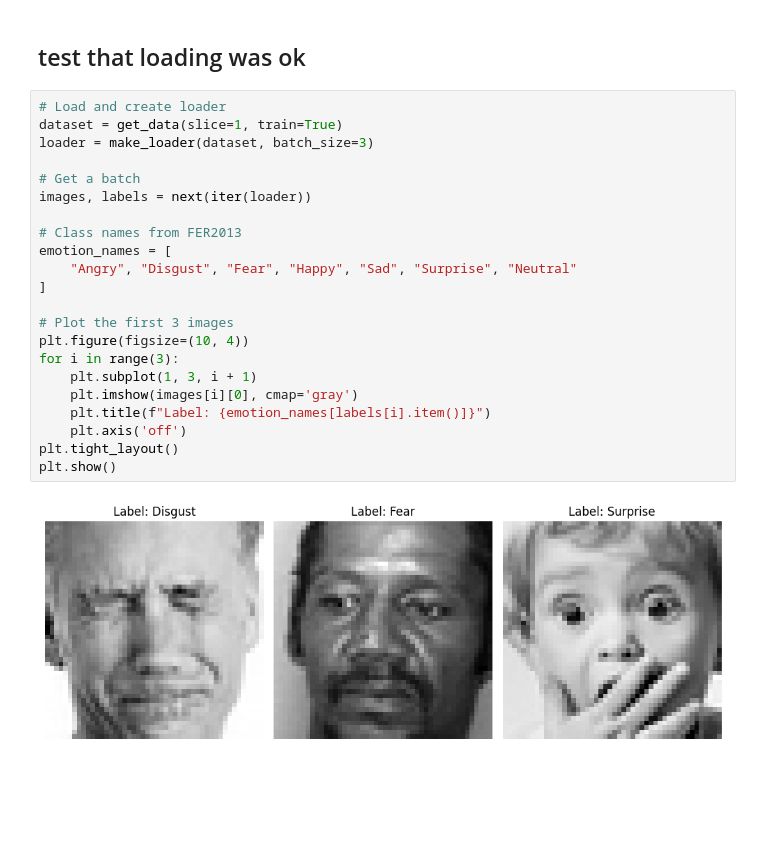
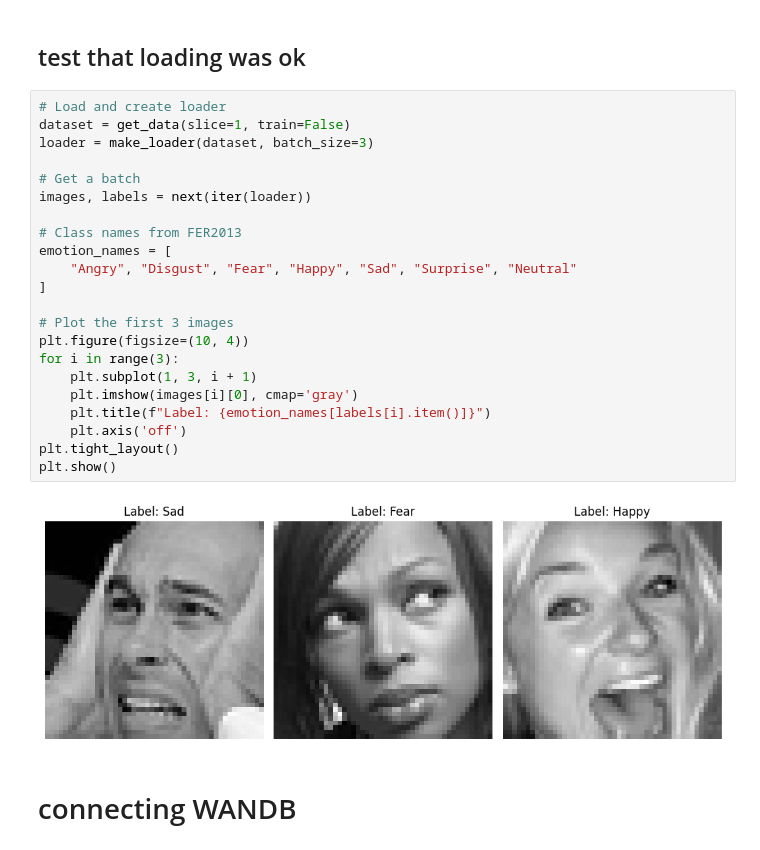
Before and after one commit to arazm21/ML-homework_4, a Jupyter notebook: expression_notebook_first.ipynb, the cells around one changed output. Saved outputs shown, nothing was run; the diff lists cells and outputs as text; blank space fills up the shorter version.

```diff
--- a/expression_notebook_first.ipynb
+++ b/expression_notebook_first.ipynb
@@ -92,25 +123,27 @@ def make_loader(dataset, batch_size):
 ## test that loading was ok
 # %%
 # Load and create loader
-dataset = get_data(slice=1, train=True)
+dataset = get_data(slice=1, train=False)
 loader = make_loader(dataset, batch_size=3)
 
 # Get a batch
 images, labels = next(iter(loader))
 
 # Class names from FER2013
 emotion_names = [
     "Angry", "Disgust", "Fear", "Happy", "Sad", "Surprise", "Neutral"
 ]
 
 # Plot the first 3 images
 plt.figure(figsize=(10, 4))
 for i in range(3):
     plt.subplot(1, 3, i + 1)
     plt.imshow(images[i][0], cmap='gray')
     plt.title(f"Label: {emotion_names[labels[i].item()]}")
     plt.axis('off')
 plt.tight_layout()
 plt.show()
 # %% [output]
-[figure, old version]
+[figure, new version]
+# %% [markdown]
+# connecting WANDB
```
Also changed, not shown: parts of 12 cells of this notebook.
